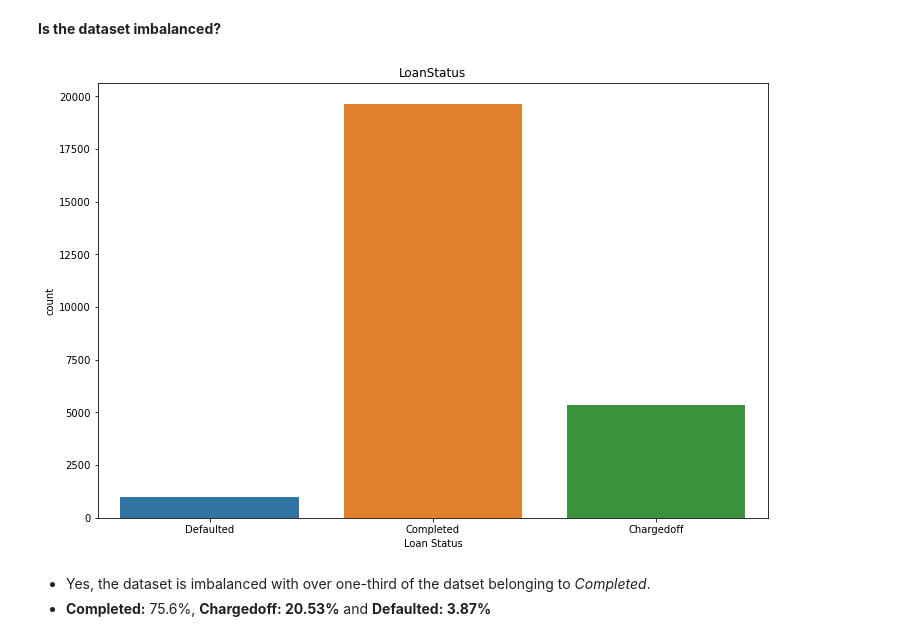
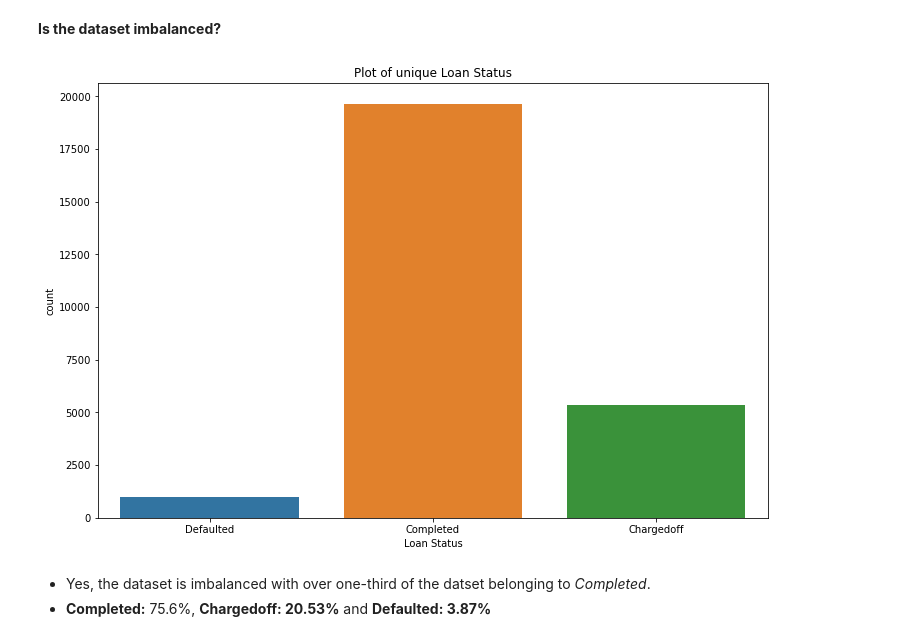
Before and after one commit to Manny-97/Udacity-Data-Analyst, a Jupyter notebook: data visualization/Presentation_notebook.ipynb, the cells around one changed output. Drawn from its saved outputs; the diff is of its cells as text; code cells hidden in the pictures.

```diff
--- a/data visualization/Presentation_notebook.ipynb
+++ b/data visualization/Presentation_notebook.ipynb
@@ -121,10 +122,10 @@ Name: LoanStatus, dtype: float64
 **Is the dataset imbalanced?**
 # %%
 sns.countplot(data=loan_df,x= 'LoanStatus')
-plt.title('LoanStatus')
+plt.title('Plot of unique Loan Status')
 plt.xlabel('Loan Status');
 # %% [output]
-[figure, old version]
+[figure, new version]
 # %% [markdown]
 - Yes, the dataset is imbalanced with over one-third of the datset belonging to _Completed_.
 - **Completed:** 75.6%, **Chargedoff: 20.53%** and **Defaulted: 3.87%**
```
Also changed, not shown: parts of 5 cells of this notebook, 1 other file.
